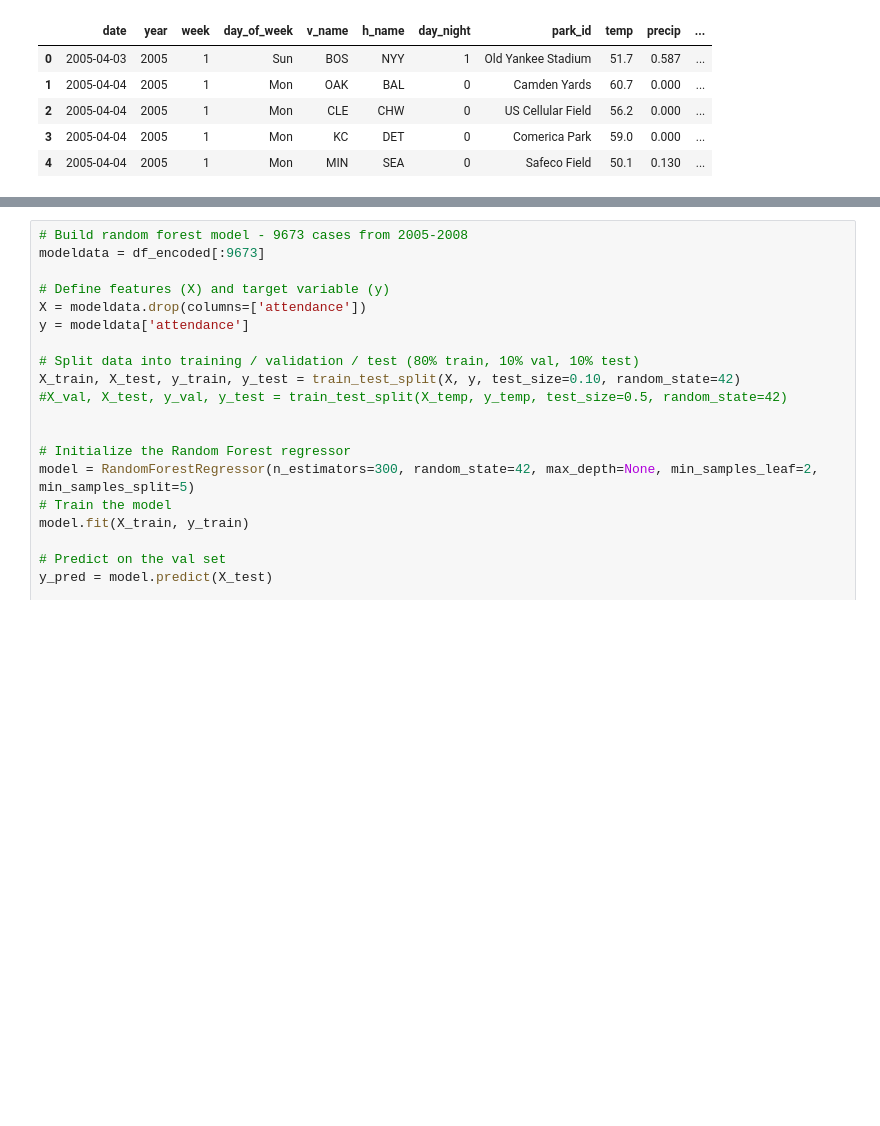
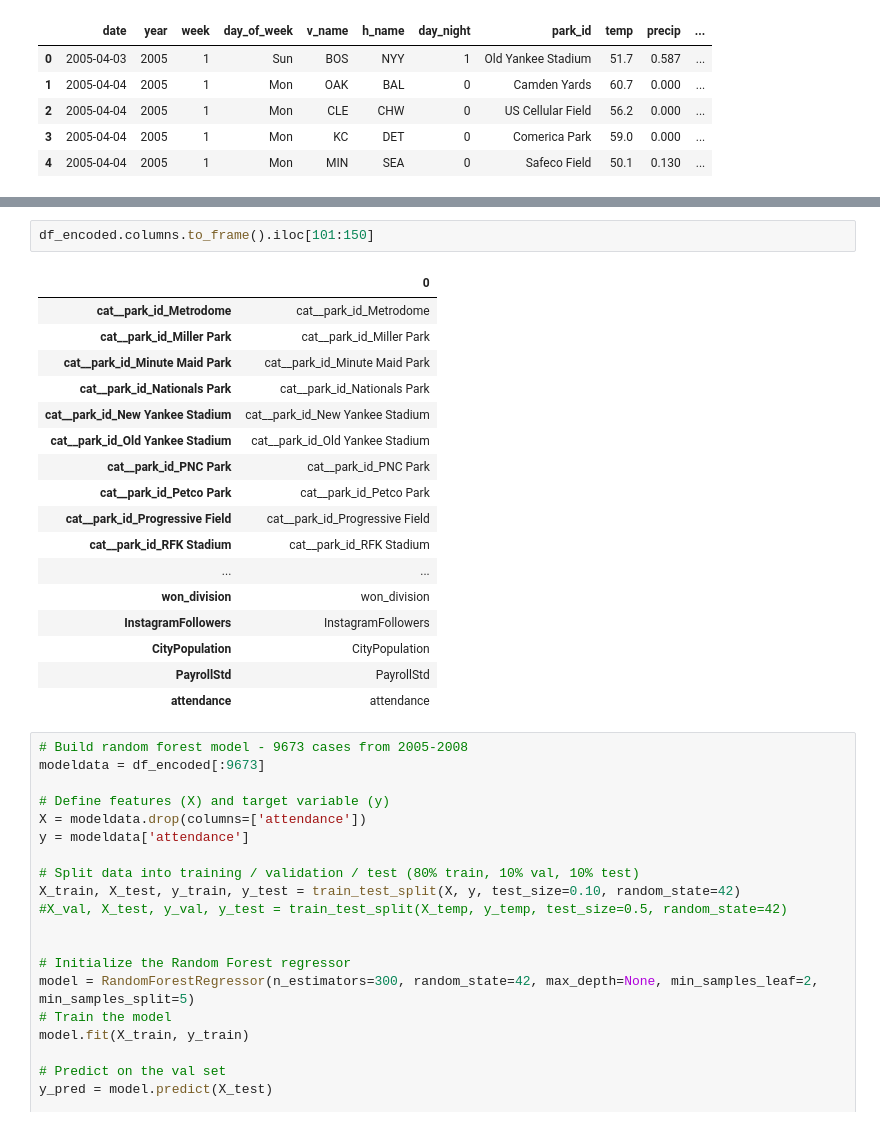
Before and after one commit to tmarchok1/DS440_project, a Jupyter notebook: model_code_travis.ipynb, the cells around one changed output, grey strips where cells are left out. Saved outputs shown, nothing was run; the diff lists cells and outputs as text; blank space fills up the shorter version.

```diff
--- a/model_code_travis.ipynb
+++ b/model_code_travis.ipynb
@@ -141,3 +134,23 @@ df_encoded
+# %%
+df_encoded.columns.to_frame().iloc[101:150]
+# %% [output]
+|  | 0 |
+| cat__park_id_Metrodome | cat__park_id_Metrodome |
+| cat__park_id_Miller Park | cat__park_id_Miller Park |
+| cat__park_id_Minute Maid Park | cat__park_id_Minute Maid Park |
+| cat__park_id_Nationals Park | cat__park_id_Nationals Park |
+| cat__park_id_New Yankee Stadium | cat__park_id_New Yankee Stadium |
+| cat__park_id_Old Yankee Stadium | cat__park_id_Old Yankee Stadium |
+| cat__park_id_PNC Park | cat__park_id_PNC Park |
+| cat__park_id_Petco Park | cat__park_id_Petco Park |
+| cat__park_id_Progressive Field | cat__park_id_Progressive Field |
+| cat__park_id_RFK Stadium | cat__park_id_RFK Stadium |
+| ... | ... |
+| won_division | won_division |
+| InstagramFollowers | InstagramFollowers |
+| CityPopulation | CityPopulation |
+| PayrollStd | PayrollStd |
+| attendance | attendance |
 # %%
 # Build random forest model - 9673 cases from 2005-2008
 modeldata = df_encoded[:9673]
```
Also changed, not shown: parts of 8 cells of this notebook.
